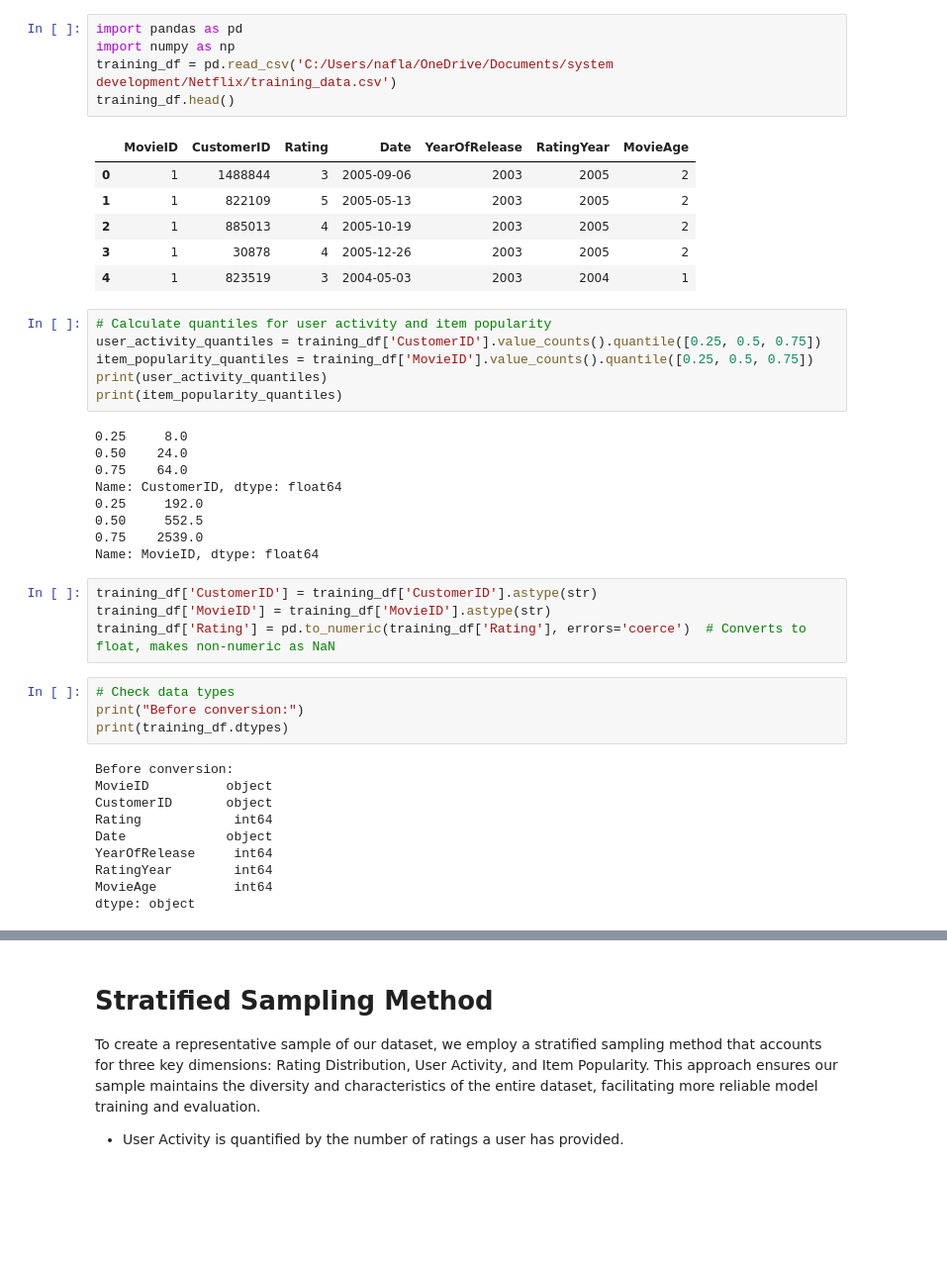
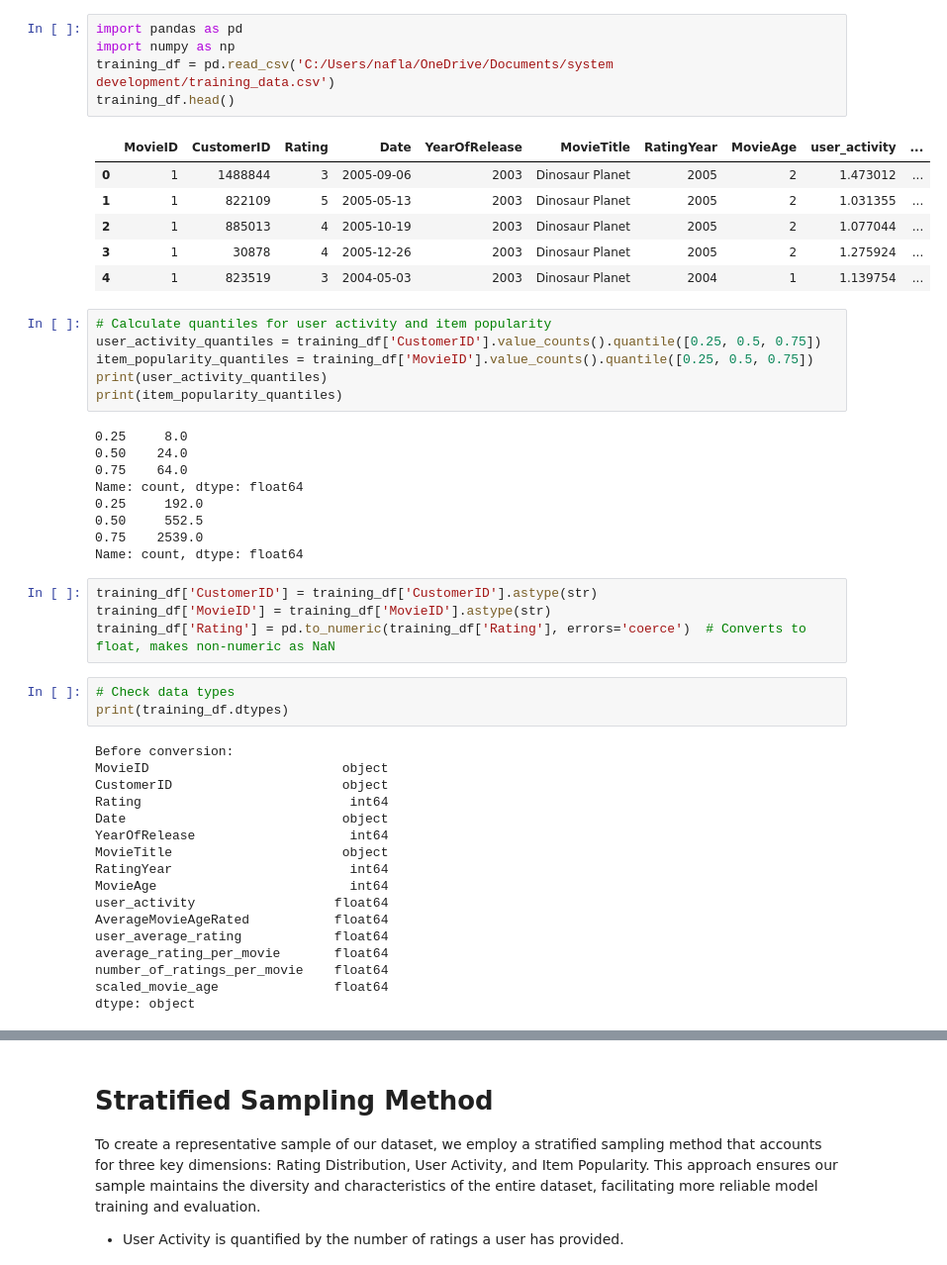
Before and after one commit to nadiaaflatounian/Recommender-systems-for-Movielens-and-Netflix, a Jupyter notebook: cf-userknn.ipynb, the cells around one changed output, grey strips where cells are left out. Shown at 99% size. Cells and saved outputs as stored; diff of their text form; blank space fills up the shorter version.

Commit message:
movielenz done

```diff
--- a/cf-userknn.ipynb
+++ b/cf-userknn.ipynb
@@ -1,15 +1,15 @@
 # %%
 import pandas as pd
 import numpy as np
-training_df = pd.read_csv('C:/Users/nafla/OneDrive/Documents/system development/Netflix/training_data.csv')
+training_df = pd.read_csv('C:/Users/nafla/OneDrive/Documents/system development/training_data.csv')
 training_df.head()
 # %% [output]
-|  | MovieID | CustomerID | Rating | Date | YearOfRelease | RatingYear | MovieAge |
-| 0 | 1 | 1488844 | 3 | 2005-09-06 | 2003 | 2005 | 2 |
-| 1 | 1 | 822109 | 5 | 2005-05-13 | 2003 | 2005 | 2 |
-| 2 | 1 | 885013 | 4 | 2005-10-19 | 2003 | 2005 | 2 |
-| 3 | 1 | 30878 | 4 | 2005-12-26 | 2003 | 2005 | 2 |
-| 4 | 1 | 823519 | 3 | 2004-05-03 | 2003 | 2004 | 1 |
+|  | MovieID | CustomerID | Rating | Date | YearOfRelease | MovieTitle | RatingYear | MovieAge | user_activity | ... |
+| 0 | 1 | 1488844 | 3 | 2005-09-06 | 2003 | Dinosaur Planet | 2005 | 2 | 1.473012 | ... |
+| 1 | 1 | 822109 | 5 | 2005-05-13 | 2003 | Dinosaur Planet | 2005 | 2 | 1.031355 | ... |
+| 2 | 1 | 885013 | 4 | 2005-10-19 | 2003 | Dinosaur Planet | 2005 | 2 | 1.077044 | ... |
+| 3 | 1 | 30878 | 4 | 2005-12-26 | 2003 | Dinosaur Planet | 2005 | 2 | 1.275924 | ... |
+| 4 | 1 | 823519 | 3 | 2004-05-03 | 2003 | Dinosaur Planet | 2004 | 1 | 1.139754 | ... |
 # %%
 # Calculate quantiles for user activity and item popularity
 user_activity_quantiles = training_df['CustomerID'].value_counts().quantile([0.25, 0.5, 0.75])
@@ -20,26 +20,32 @@ print(item_popularity_quantiles)
 0.25     8.0
 0.50    24.0
 0.75    64.0
-Name: CustomerID, dtype: float64
+Name: count, dtype: float64
 0.25     192.0
 0.50     552.5
 0.75    2539.0
-Name: MovieID, dtype: float64
+Name: count, dtype: float64
 # %%
 training_df['CustomerID'] = training_df['CustomerID'].astype(str)
 training_df['MovieID'] = training_df['MovieID'].astype(str)
 training_df['Rating'] = pd.to_numeric(training_df['Rating'], errors='coerce')  # Converts to float, makes non-numeric as NaN
 # %%
 # Check data types
-print("Before conversion:")
 print(training_df.dtypes)
 # %% [output]
 Before conversion:
-MovieID          object
-CustomerID       object
-Rating            int64
-Date             object
-YearOfRelease     int64
-RatingYear        int64
-MovieAge          int64
+MovieID                         object
+CustomerID                      object
+Rating                           int64
+Date                            object
+YearOfRelease                    int64
+MovieTitle                      object
+RatingYear                       int64
+MovieAge                         int64
+user_activity                  float64
+AverageMovieAgeRated           float64
+user_average_rating            float64
+average_rating_per_movie       float64
+number_of_ratings_per_movie    float64
+scaled_movie_age               float64
 dtype: object
```
Also changed, not shown: parts of 26 cells of this notebook, 1 other file.
